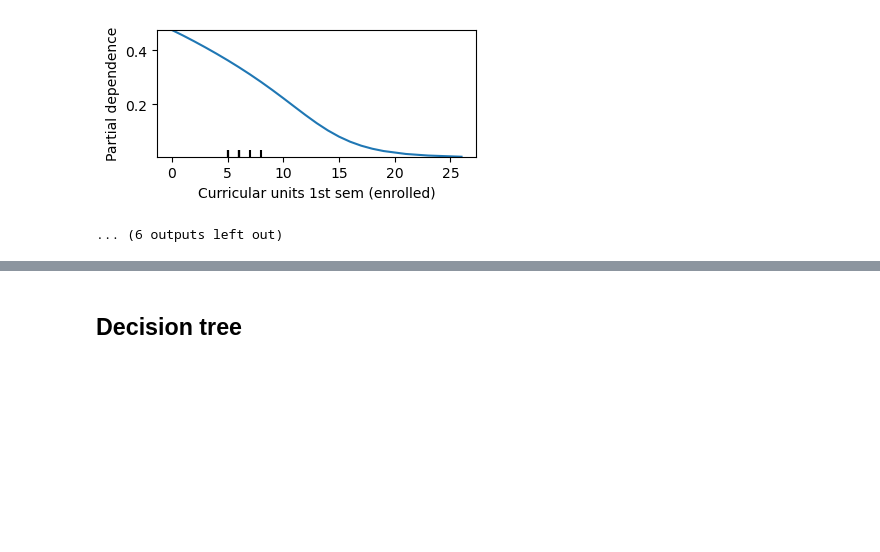
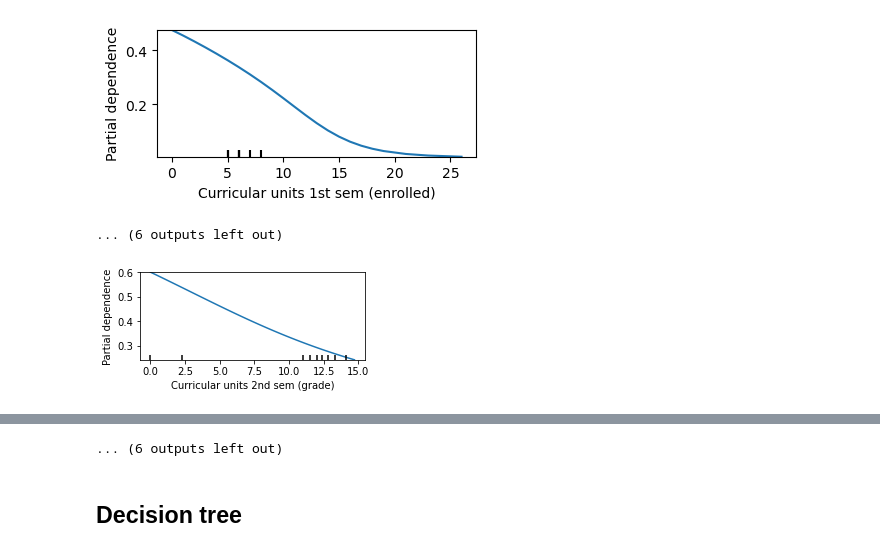
Before and after one commit to marijakljestan/predict-dropout-or-academic-success, a Jupyter notebook: ml_models_interpretation.ipynb, the cells around one changed output, grey strips where cells are left out. Drawn from its saved outputs; the diff is of its cells as text; code cells hidden in the pictures; blank space fills up the shorter version.

```diff
--- a/ml_models_interpretation.ipynb
+++ b/ml_models_interpretation.ipynb
@@ -115,3 +132,8 @@ partial_plot_for_graduate(log_reg)
 [figure]
 [figure]
 ... (6 outputs left out)
+# %%
+log_reg = load_model('log_reg')
+partial_plot_for_dropout(log_reg)
+# %% [output]
+[figure, added]
@@ -118,3 +151,4 @@ partial_plot_for_graduate(log_reg)
+... (6 outputs left out)
 # %% [markdown]
 ## Decision tree
 # %%
```
Also changed, not shown: parts of 8 cells of this notebook.
